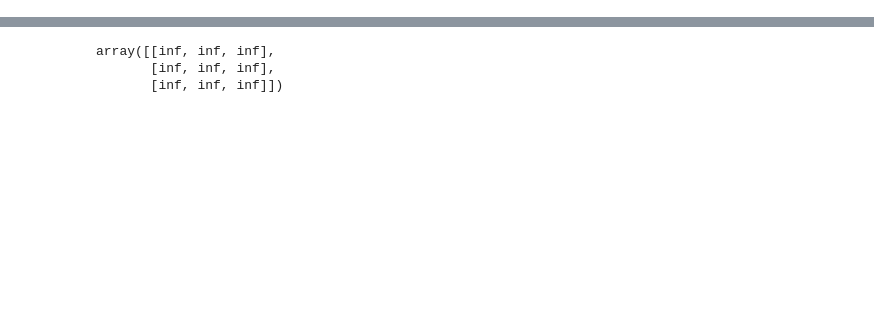
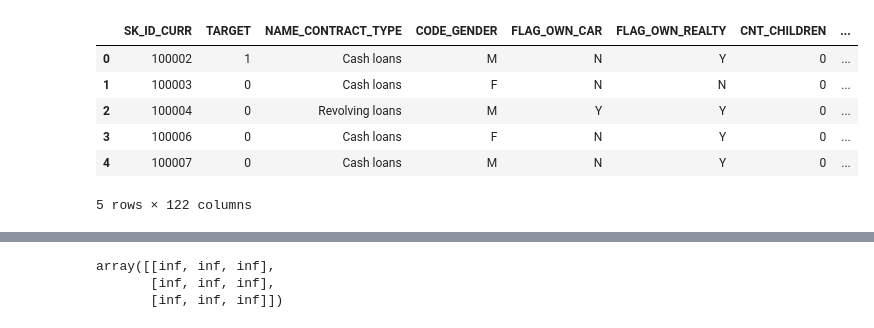
Before and after one commit to TanyaradzwaGozhora/Analyzing-Default-Probabilities, a Jupyter notebook: temp.ipynb, the cells around one changed output, grey strips where cells are left out. Cells and saved outputs as stored; diff of their text form; code cells hidden in the pictures; blank space fills up the shorter version.

```diff
--- a/temp.ipynb
+++ b/temp.ipynb
@@ -9 +5,19 @@ df = df.dropna()
+# %%
+# df = pd.read_csv('data_csv.csv', index_col='loan_applicant_id')
+# df.head()
+# df = df.dropna()
+
+df2 = pd.read_csv('application_train.csv/application_train.csv')#, index_col='SK_ID_CURR')
+df2.head()
+# very strong definition of failure so maybe not the best data set
+# 	Target variable (1 - client with payment difficulties: he/she had late payment more than X days on at least one of the first Y installments of the loan in our sample, 0 - all other cases)
+# df2 = df2.dropna()
+# %% [output]
+|  | SK_ID_CURR | TARGET | NAME_CONTRACT_TYPE | CODE_GENDER | FLAG_OWN_CAR | FLAG_OWN_REALTY | CNT_CHILDREN | ... |
+| 0 | 100002 | 1 | Cash loans | M | N | Y | 0 | ... |
+| 1 | 100003 | 0 | Cash loans | F | N | N | 0 | ... |
+| 2 | 100004 | 0 | Revolving loans | M | Y | Y | 0 | ... |
+| 3 | 100006 | 0 | Cash loans | F | N | Y | 0 | ... |
+| 4 | 100007 | 0 | Cash loans | M | N | Y | 0 | ... |
+5 rows × 122 columns
 # %%
```
Also changed, not shown: parts of 12 cells of this notebook, 1 other file.
